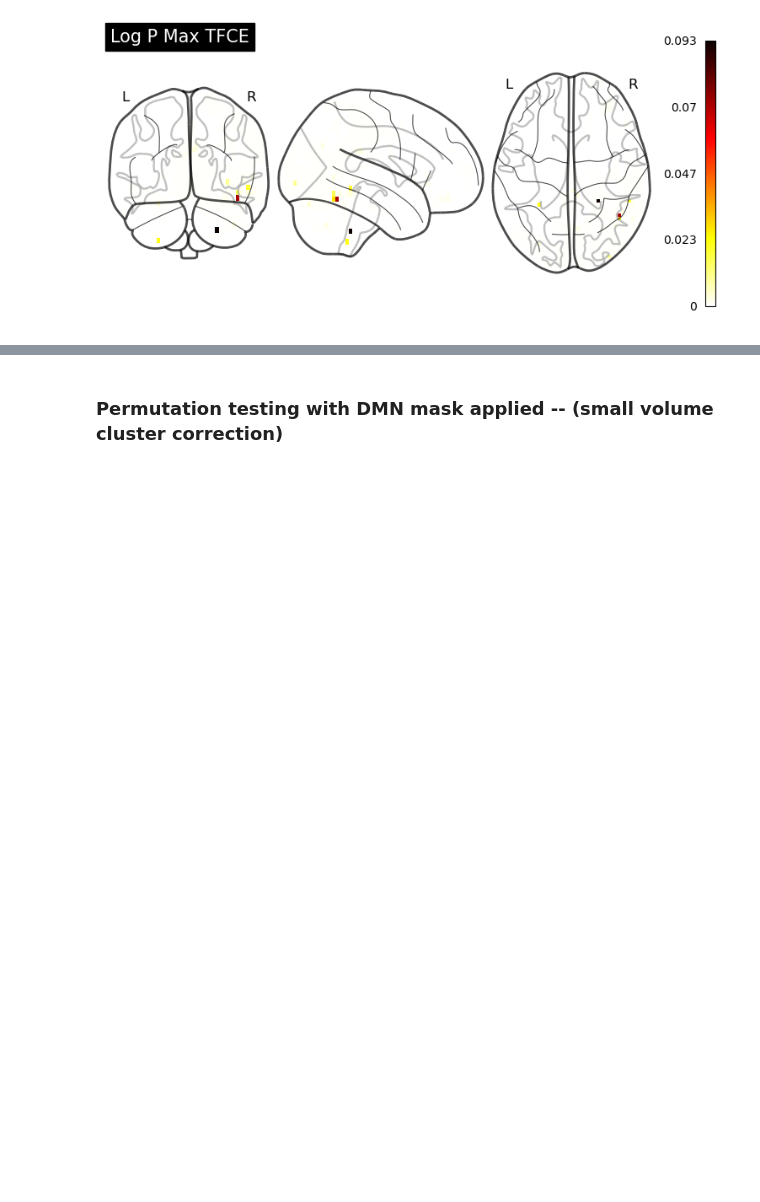
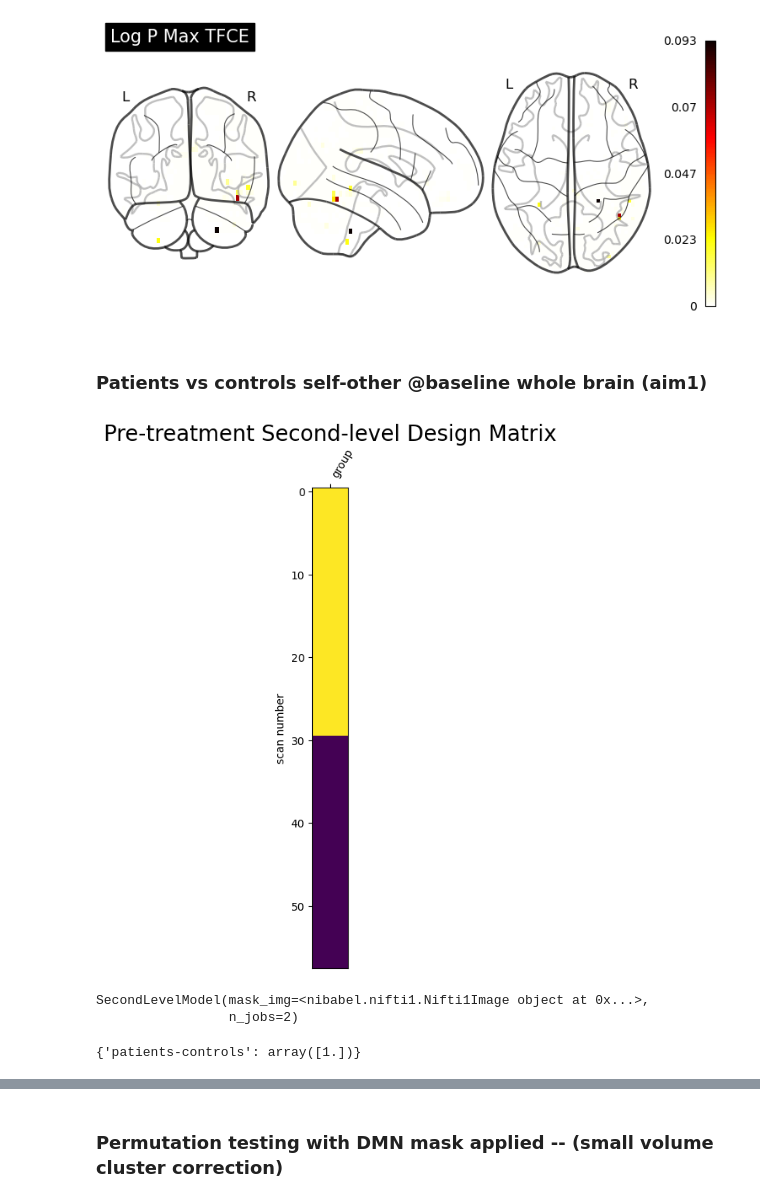
Before and after one commit to gillgrennan/self-other_ms, a Jupyter notebook: self-other_thirdlevel_dmn.ipynb, the cells around one changed output, grey strips where cells are left out. Cells and saved outputs as stored; diff of their text form; code cells hidden in the pictures; blank space fills up the shorter version.

```diff
--- a/self-other_thirdlevel_dmn.ipynb
+++ b/self-other_thirdlevel_dmn.ipynb
@@ -654,3 +654,5 @@ plt.show()
 # %% [output]
 [figure]
 [figure]
+# %% [markdown]
+### Patients vs controls self-other @baseline whole brain (aim1)
@@ -656,0 +681,47 @@ plt.show()
+# %%
+#pre/post second level design matrices (patients / controls sep)
+
+#pre
+# session variable
+patients = []
+session1 = np.ones(len(ses01_patients))
+session2 = np.zeros(len(ses01_controls))
+session2 = session2-1
+patients = np.concatenate((session1,session2))
+patients = np.expand_dims(patients, axis = -1)
+
+# put all together
+pre_sldm = np.hstack((patients))
+
+
+# plotting second level design matrix + adding column names for contrasts
+pre_sldm = pd.DataFrame(pre_sldm, columns=['group'])
+pre_sldm.to_excel("/Users/angelafang/Desktop/pre_sldm.xlsx")
+
+from nilearn.glm.second_level import SecondLevelModel
+plotting.plot_design_matrix(pre_sldm, rescale=False)
+plt.title("Pre-treatment Second-level Design Matrix", fontsize=20)
+plotting.show()
+
+second_level_model = SecondLevelModel(n_jobs=2,mask_img=dmn_avg_mask)
+second_level_model.fit(pre.tolist(), design_matrix=pre_sldm)
+# %% [output]
+[figure, added]
+SecondLevelModel(mask_img=<nibabel.nifti1.Nifti1Image object at 0x...>,
+                 n_jobs=2)
+# %%
+contrast_matrix = np.eye(pre_sldm.shape[1])
+basic_contrasts = {
+    column: contrast_matrix[i]
+    for i, column in enumerate(pre_sldm.columns)
+    }
+
+contrasts = {
+    # "intercept": (basic_contrasts['intercept'])
+    #"patients-controls,post-pre": (basic_contrasts["patients"]-basic_contrasts["controls"]+basic_contrasts["post"]-basic_contrasts["pre"]),
+    # "post-pre": (basic_contrasts["post"]-basic_contrasts["pre"]),
+     "patients-controls": (basic_contrasts["group"]),
+    }
+contrasts
+# %% [output]
+{'patients-controls': array([1.])}
```
Also changed, not shown: parts of 7 cells of this notebook, 1 other file.
